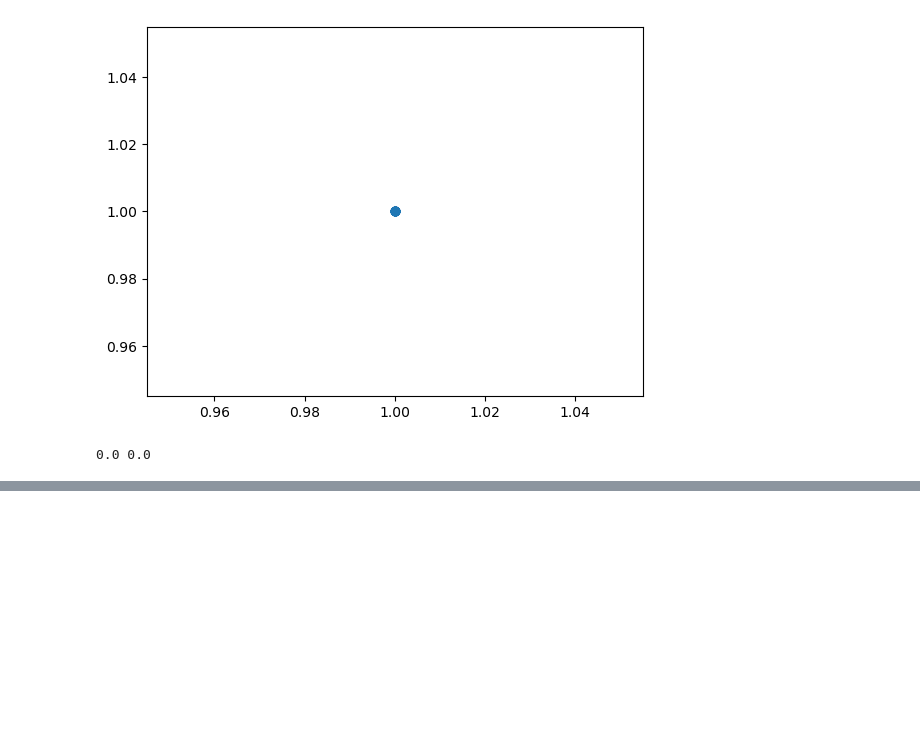
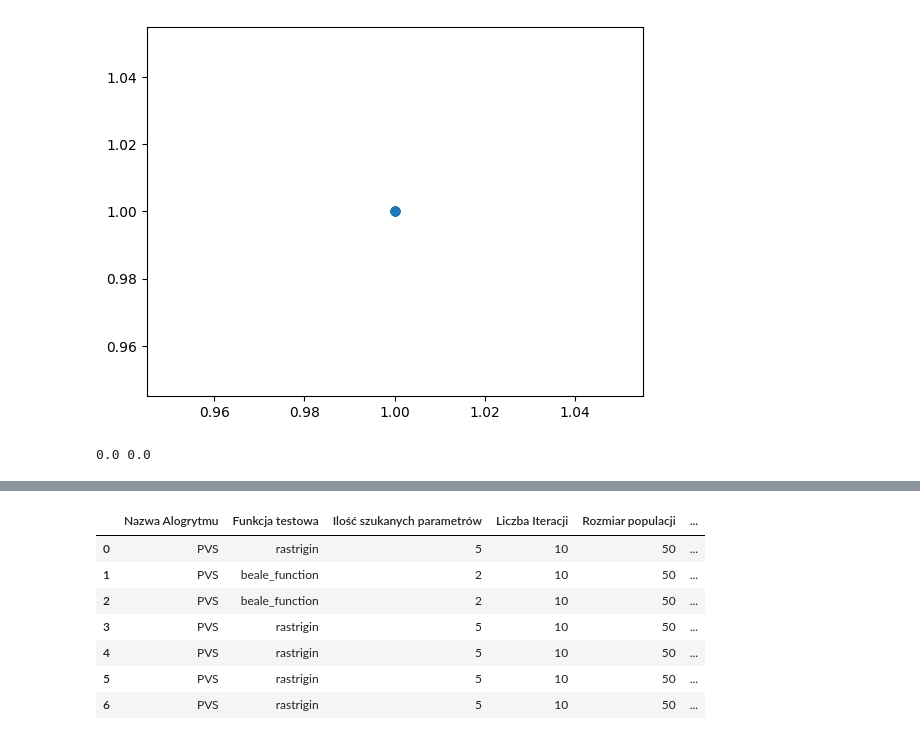
Before and after one commit to BartoszBugla/Algorytmy-heurystyczne, a Jupyter notebook: PVS.ipynb, the cells around one changed output, grey strips where cells are left out. Cells and saved outputs as stored; diff of their text form; code cells hidden in the pictures; blank space fills up the shorter version.

```diff
--- a/PVS.ipynb
+++ b/PVS.ipynb
@@ -128,0 +123,35 @@ pvc.solve(rastrigin, 15, 25, 2, -5.12, 5.12)
+# %%
+import pandas as pd
+
+df = pd.DataFrame(
+    [
+        Solver(rastrigin, 50, 10, 5, -5.12, 5.12, 20).generate_row(),
+        Solver(beale_function, 50, 10, 2, -5.12, 5.12, 20).generate_row(),
+        Solver(beale_function, 50, 10, 2, -5.12, 5.12, 20).generate_row(),
+        Solver(rastrigin, 50, 10, 5, -5.12, 5.12, 20).generate_row(),
+        Solver(rastrigin, 50, 10, 5, -5.12, 5.12, 20).generate_row(),
+        Solver(rastrigin, 50, 10, 5, -5.12, 5.12, 20).generate_row(),
+        Solver(rastrigin, 50, 10, 5, -5.12, 5.12, 20).generate_row(),
+    ],
+    columns=[
+        "Nazwa Alogrytmu",
+        "Funkcja testowa",
+        "Ilość szukanych parametrów",
+        "Liczba Iteracji",
+        "Rozmiar populacji",
+        "Znalezione minimum",
+        "Odchylenie standardowe poszukiwanych parametrów",
+        "Wartosć funkcji celu",
+        "Odchylenie standardowe wartośći funkcji celu",
+    ],
+)
+df
+# %% [output]
+|  | Nazwa Alogrytmu | Funkcja testowa | Ilość szukanych parametrów | Liczba Iteracji | Rozmiar populacji | ... |
+| 0 | PVS | rastrigin | 5 | 10 | 50 | ... |
+| 1 | PVS | beale_function | 2 | 10 | 50 | ... |
+| 2 | PVS | beale_function | 2 | 10 | 50 | ... |
+| 3 | PVS | rastrigin | 5 | 10 | 50 | ... |
+| 4 | PVS | rastrigin | 5 | 10 | 50 | ... |
+| 5 | PVS | rastrigin | 5 | 10 | 50 | ... |
+| 6 | PVS | rastrigin | 5 | 10 | 50 | ... |
```
Also changed, not shown: parts of 7 cells of this notebook, 1 other file.
